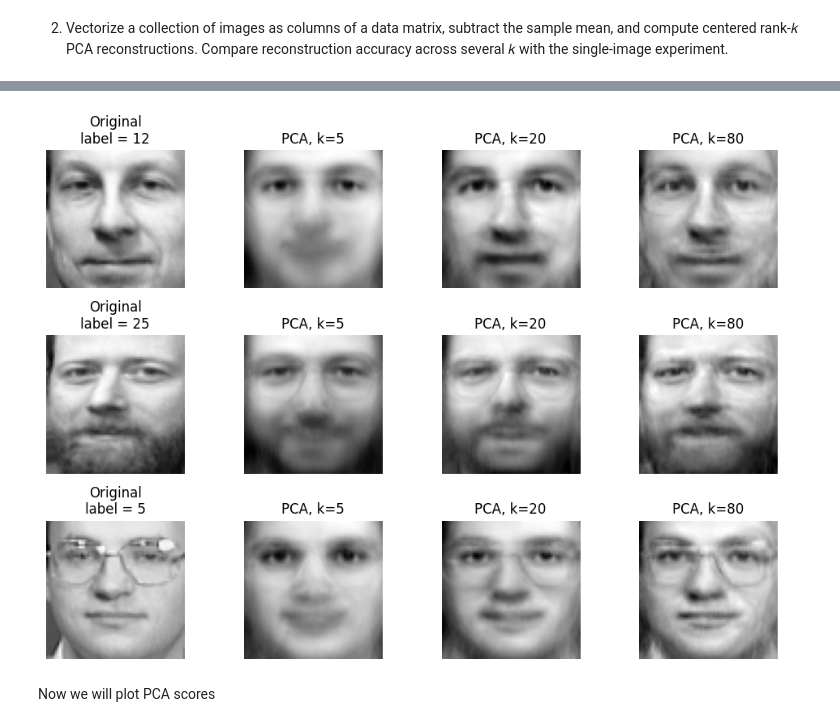
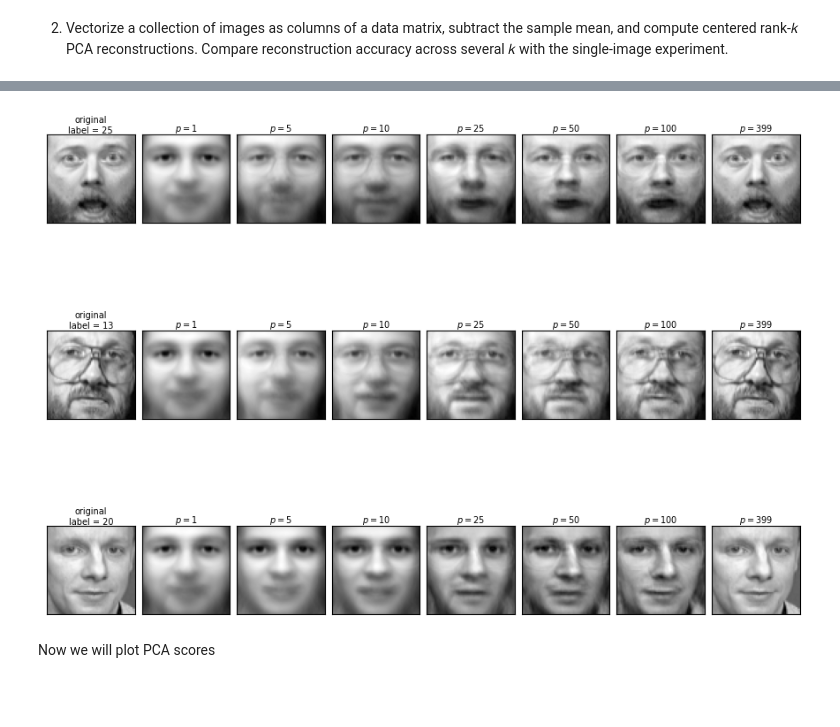
Before and after one commit to maxmartin40/Math-6610-Projects, a Jupyter notebook: Homework4.ipynb, the cells around one changed output, grey strips where cells are left out. Cells and saved outputs as stored; diff of their text form; code cells hidden in the pictures; blank space fills up the shorter version.

```diff
--- a/Homework4.ipynb
+++ b/Homework4.ipynb
@@ -24,7 +24,7 @@ n_images, h, w = images.shape
 # %% [markdown]
 1. Treat each of several grayscale images separately as a matrix. Plot rank-𝑘 truncated-SVD approximations for several 𝑘 and report the reconstruction error. This is image compression by low-rank SVD, not PCA.
 # %%
-chosen_idx = rng.choice(n_images, size=3, replace=False)
+chosen_idx = [127, 200, 255]
 k_svd = [1, 5, 10, 20, 40]
 
 def truncated_svd(A, k):
@@ -135,29 +245,26 @@ plt.show()
 # %%
-display_idx = chosen_idx
-display_k = [5, 20, 80]
+fig = plt.figure(figsize=(11, 8))
+grid = fig.add_gridspec(3, 8, hspace=0.28, wspace=0.08)
 
-fig, axes = plt.subplots(len(display_idx), len(display_k) + 1,
-                         figsize=(10, 7))
+def show_image(ax, vector, title):
+    ax.imshow(vector.reshape(height, width), cmap="gray")
+    ax.set_xticks([])
+    ax.set_yticks([])
+    ax.set_title(title, fontsize=7, pad=2)
 
-for row, idx in enumerate(display_idx):
-    axes[row, 0].imshow(images[idx], cmap="gray")
-    axes[row, 0].set_title(f"Original\nlabel = {labels[idx]}")
-    axes[row, 0].axis("off")
+for row, subject in enumerate(subjects):
+    show_image(fig.add_subplot(grid[row, 0]),
+               subject,
+               f"original\nlabel = {subject_labels[row]}")
 
-    x = X[:, idx:idx+1]
+    for col, p in enumerate(RANKS, start=1):
+        show_image(fig.add_subplot(grid[row, col]),
+                   reconstructions[p][row],
+                   f"$p={p}$")
 
-    for col, k in enumerate(display_k, start=1):
-        x_k = mean_face + U[:, :k] @ (U[:, :k].T @ (x - mean_face))
-        reconstructed_image = x_k.reshape(h, w)
-
-        axes[row, col].imshow(reconstructed_image, cmap="gray")
-        axes[row, col].set_title(f"PCA, k={k}")
-        axes[row, col].axis("off")
-
-plt.tight_layout()
 plt.show()
 # %% [output]
-[figure, old version]
+[figure, new version]
 # %% [markdown]
 Now we will plot PCA scores
 # %% [markdown]
```
Also changed, not shown: parts of 10 cells of this notebook.
